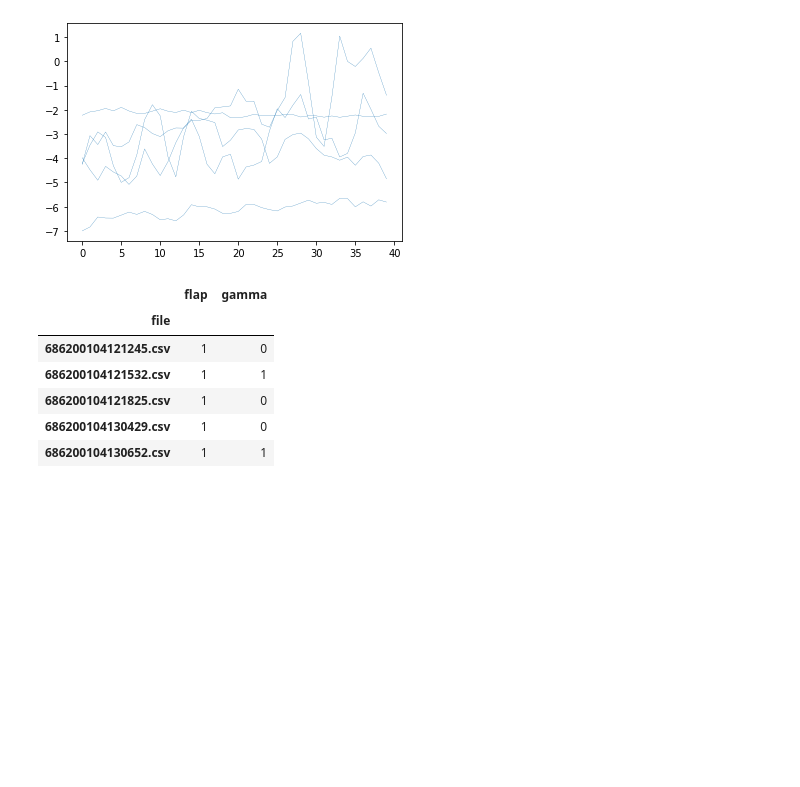
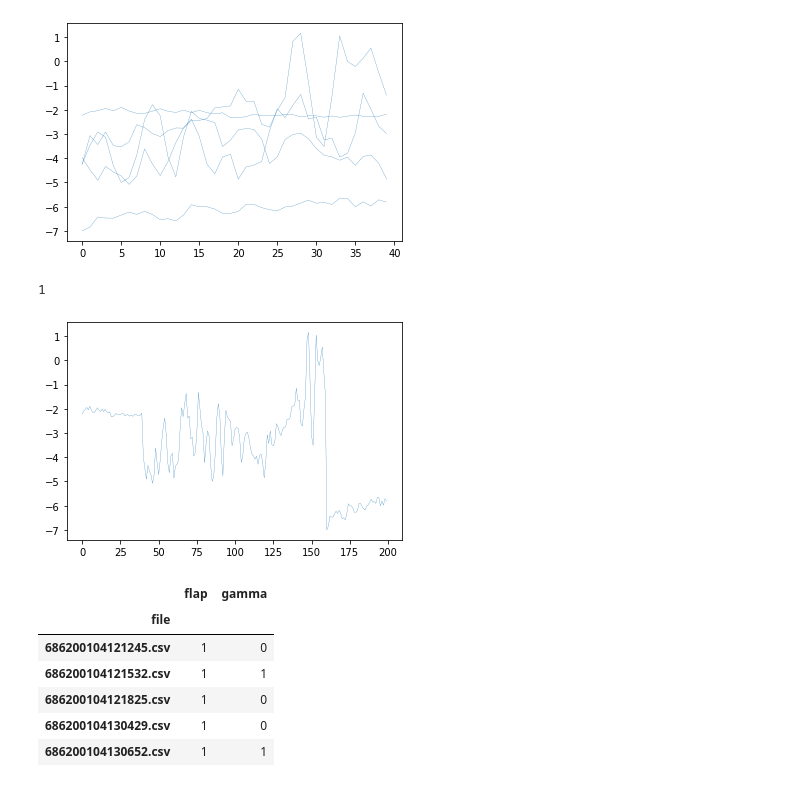
Before and after one commit to rnsantosa/flight_analyzer, a Jupyter notebook: main/07_param_flap_te_pos.ipynb, the cells around one changed output. Cells and saved outputs as stored; diff of their text form; code cells hidden in the pictures; blank space fills up the shorter version.

```diff
--- a/main/07_param_flap_te_pos.ipynb
+++ b/main/07_param_flap_te_pos.ipynb
@@ -220,6 +196,11 @@ detect_gamma_unstable(all_fdm[all_fdm['file'] == '686200104121825.csv'])
 unstable_gamma_detection = all_fdm.groupby('file').progress_apply(detect_gamma_unstable)
 # %% [output]
 [figure]
+# %%
+detect_gamma_unstable(all_fdm)
+# %% [output]
+1
+[figure, added]
 # %%
 unstable_detection_df['gamma'] = unstable_gamma_detection
 unstable_detection_df
```
Also changed, not shown: parts of 58 cells of this notebook, 8 other files.
